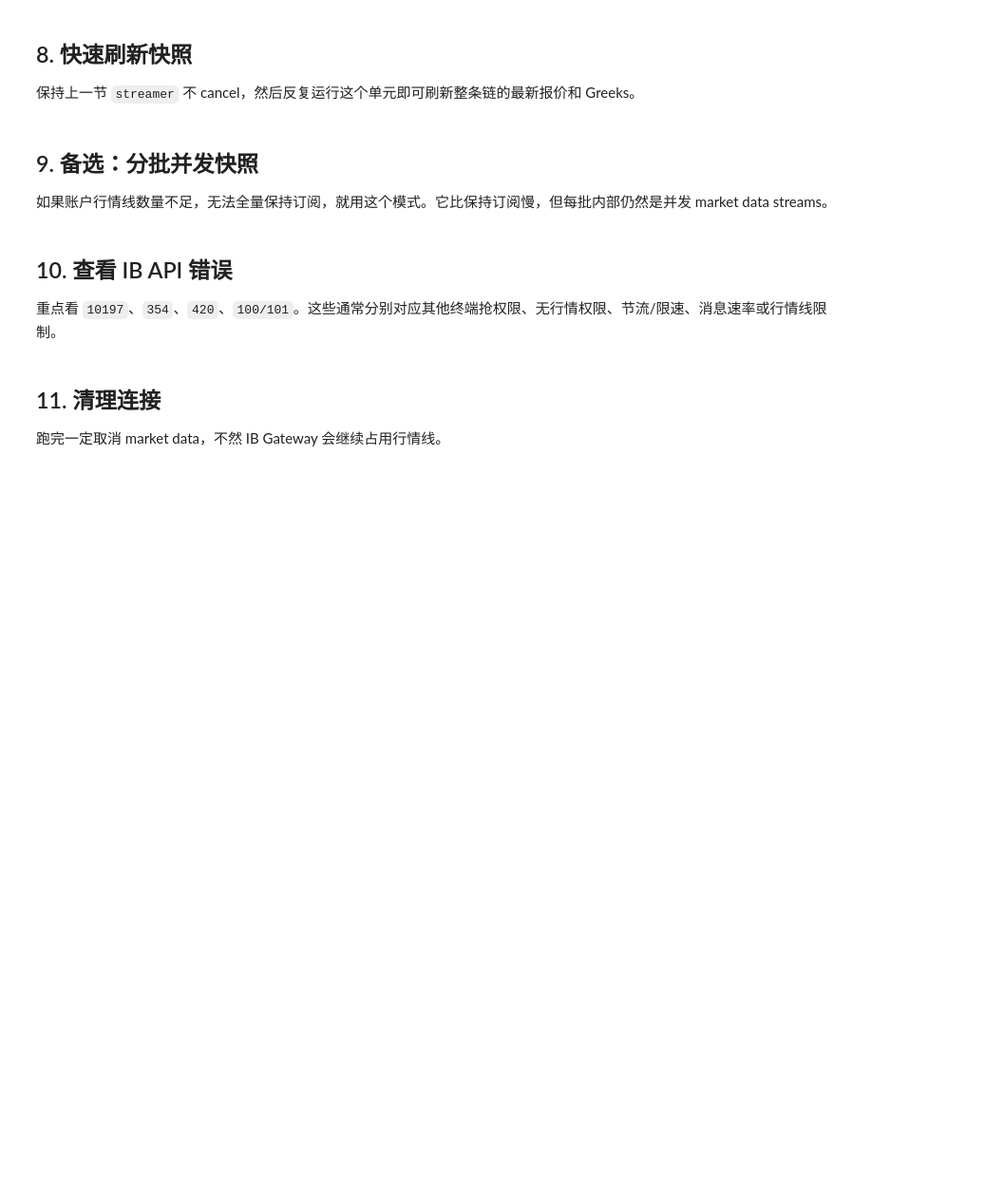
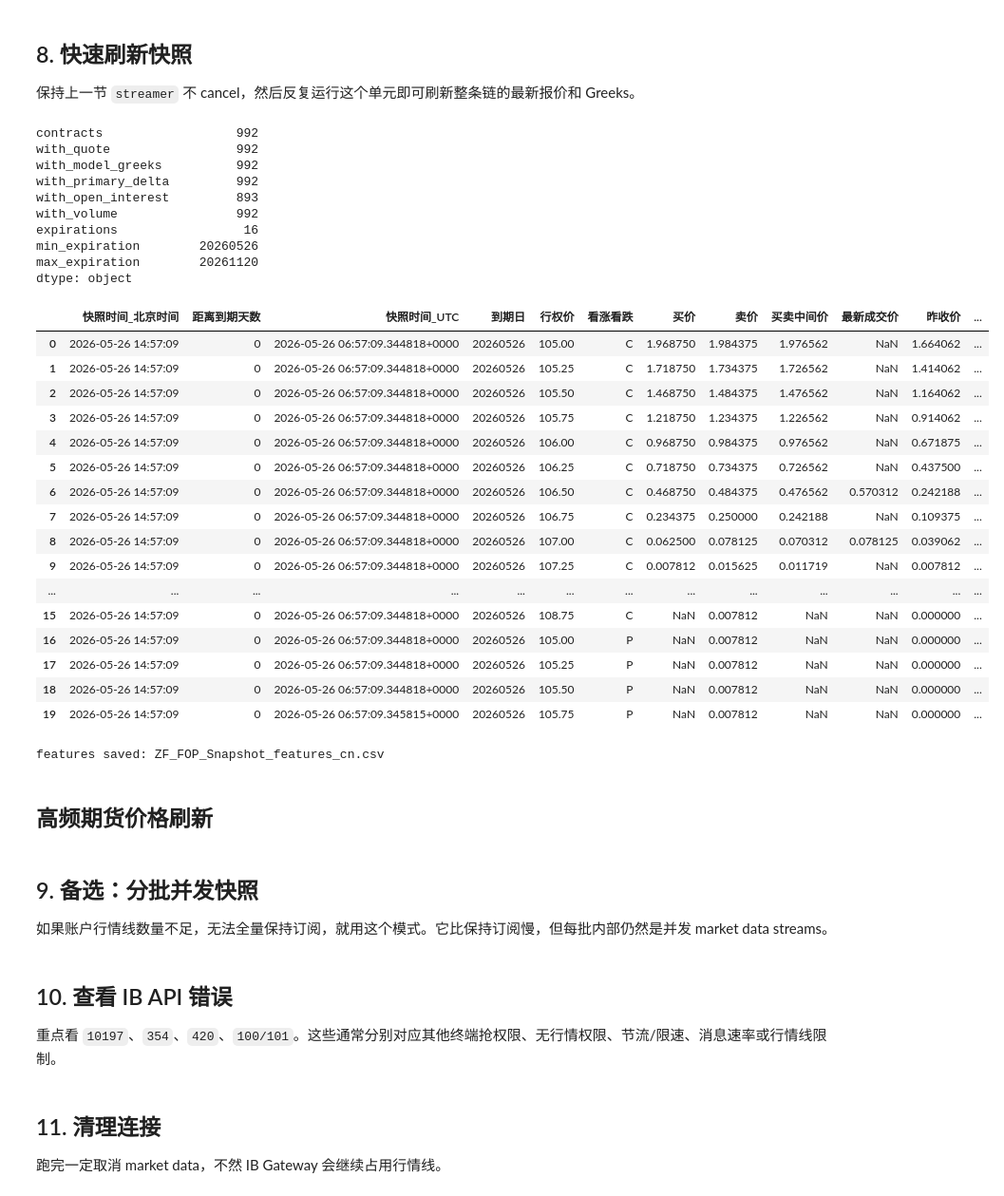
Before and after one commit to BeyondLiby/IB-API, a Jupyter notebook: ZF_FOP_Debug.ipynb, the cells around one changed output. Shown at 95% size. Drawn from its saved outputs; the diff is of its cells as text; code cells hidden in the pictures; blank space fills up the shorter version.

```diff
--- a/ZF_FOP_Debug.ipynb
+++ b/ZF_FOP_Debug.ipynb
@@ -219,13 +427,44 @@ print("features saved:", FEATURES_CSV)
 
 保持上一节 `streamer` 不 cancel，然后反复运行这个单元即可刷新整条链的最新报价和 Greeks。
 # %%
-ib.sleep(2)
+# ib.sleep(2)
 df_refresh = streamer.snapshot()
 df_refresh_features = prepare_snapshot_features(df_refresh, include_chinese_columns=True)
 df_refresh.to_csv(SNAPSHOT_CSV, index=False, encoding="utf-8-sig")
 FEATURES_CSV = SNAPSHOT_CSV.with_name(SNAPSHOT_CSV.stem + "_features_cn.csv")
 df_refresh_features.to_csv(FEATURES_CSV, index=False, encoding="utf-8-sig")
 
 display(summarize_snapshot(df_refresh))
 display(df_refresh_features.head(20))
 print("features saved:", FEATURES_CSV)
+# %% [output]
+contracts                  992
+with_quote                 992
+with_model_greeks          992
+with_primary_delta         992
+with_open_interest         893
+with_volume                992
+expirations                 16
+min_expiration        20260526
+max_expiration        20261120
+dtype: object
+|  | 快照时间_北京时间 | 距离到期天数 | 快照时间_UTC | 到期日 | 行权价 | 看涨看跌 | 买价 | 卖价 | 买卖中间价 | 最新成交价 | 昨收价 | ... |
+| 0 | 2026-05-26 14:57:09 | 0 | 2026-05-26 06:57:09.344818+0000 | 20260526 | 105.00 | C | 1.968750 | 1.984375 | 1.976562 | NaN | 1.664062 | ... |
+| 1 | 2026-05-26 14:57:09 | 0 | 2026-05-26 06:57:09.344818+0000 | 20260526 | 105.25 | C | 1.718750 | 1.734375 | 1.726562 | NaN | 1.414062 | ... |
+| 2 | 2026-05-26 14:57:09 | 0 | 2026-05-26 06:57:09.344818+0000 | 20260526 | 105.50 | C | 1.468750 | 1.484375 | 1.476562 | NaN | 1.164062 | ... |
+| 3 | 2026-05-26 14:57:09 | 0 | 2026-05-26 06:57:09.344818+0000 | 20260526 | 105.75 | C | 1.218750 | 1.234375 | 1.226562 | NaN | 0.914062 | ... |
+| 4 | 2026-05-26 14:57:09 | 0 | 2026-05-26 06:57:09.344818+0000 | 20260526 | 106.00 | C | 0.968750 | 0.984375 | 0.976562 | NaN | 0.671875 | ... |
+| 5 | 2026-05-26 14:57:09 | 0 | 2026-05-26 06:57:09.344818+0000 | 20260526 | 106.25 | C | 0.718750 | 0.734375 | 0.726562 | NaN | 0.437500 | ... |
+| 6 | 2026-05-26 14:57:09 | 0 | 2026-05-26 06:57:09.344818+0000 | 20260526 | 106.50 | C | 0.468750 | 0.484375 | 0.476562 | 0.570312 | 0.242188 | ... |
+| 7 | 2026-05-26 14:57:09 | 0 | 2026-05-26 06:57:09.344818+0000 | 20260526 | 106.75 | C | 0.234375 | 0.250000 | 0.242188 | NaN | 0.109375 | ... |
+| 8 | 2026-05-26 14:57:09 | 0 | 2026-05-26 06:57:09.344818+0000 | 20260526 | 107.00 | C | 0.062500 | 0.078125 | 0.070312 | 0.078125 | 0.039062 | ... |
+| 9 | 2026-05-26 14:57:09 | 0 | 2026-05-26 06:57:09.344818+0000 | 20260526 | 107.25 | C | 0.007812 | 0.015625 | 0.011719 | NaN | 0.007812 | ... |
+| ... | ... | ... | ... | ... | ... | ... | ... | ... | ... | ... | ... | ... |
+| 15 | 2026-05-26 14:57:09 | 0 | 2026-05-26 06:57:09.344818+0000 | 20260526 | 108.75 | C | NaN | 0.007812 | NaN | NaN | 0.000000 | ... |
+| 16 | 2026-05-26 14:57:09 | 0 | 2026-05-26 06:57:09.344818+0000 | 20260526 | 105.00 | P | NaN | 0.007812 | NaN | NaN | 0.000000 | ... |
+| 17 | 2026-05-26 14:57:09 | 0 | 2026-05-26 06:57:09.344818+0000 | 20260526 | 105.25 | P | NaN | 0.007812 | NaN | NaN | 0.000000 | ... |
+| 18 | 2026-05-26 14:57:09 | 0 | 2026-05-26 06:57:09.344818+0000 | 20260526 | 105.50 | P | NaN | 0.007812 | NaN | NaN | 0.000000 | ... |
+| 19 | 2026-05-26 14:57:09 | 0 | 2026-05-26 06:57:09.345815+0000 | 20260526 | 105.75 | P | NaN | 0.007812 | NaN | NaN | 0.000000 | ... |
+features saved: ZF_FOP_Snapshot_features_cn.csv
+# %% [markdown]
+## 高频期货价格刷新
```
Also changed, not shown: parts of 15 cells of this notebook, 37 other files.
